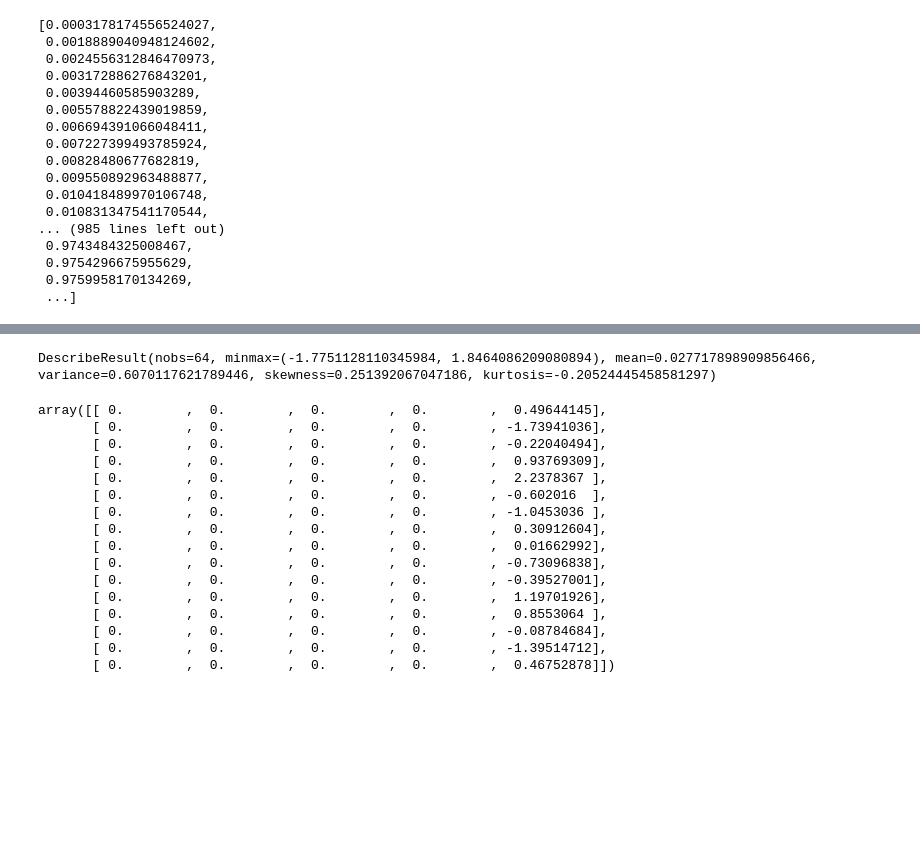
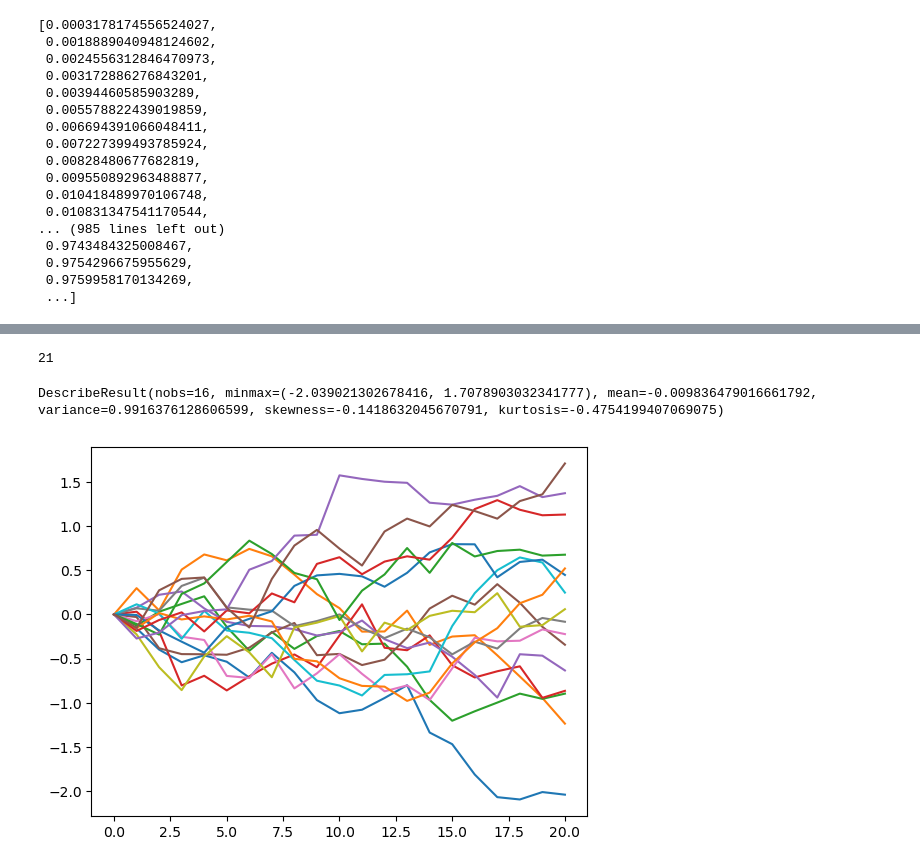
Before and after one commit to fbristotti/cqf, a Jupyter notebook: final/labs.ipynb, the cells around one changed output, grey strips where cells are left out. Cells and saved outputs as stored; diff of their text form; code cells hidden in the pictures; blank space fills up the shorter version.

```diff
--- a/final/labs.ipynb
+++ b/final/labs.ipynb
@@ -195,46 +236,35 @@ DescribeResult(nobs=64, minmax=(-2.3315162097382043, 2.536995569596082), mean=0.
 # %%
-def brownian_bridge(m, n):
+def brownian_bridge(t, m, n):
     total_paths = 2**m
     sampler = qmc.Sobol(d=1, scramble=True)
     W = np.zeros((total_paths,n+1))
     qunif = np.array(sampler.random_base2(m=m))[:, 0]
     qunif = (qunif + range(0,total_paths))/total_paths
-    W[:,-1] = norm.ppf(qunif)
+    W[:,-1] = norm.ppf(qunif)*np.sqrt(t[-1])
     Z = np.random.standard_normal((2**m, n-1))
     for j in range(1, n):
-        lw = ((n-j)/(n-(j-1)))
-        rw = ((j-(j-1))/(n-(j-1)))
-        stdev = ((n-j)*(j-(j-1)))/(n-(j-1))
-        W[:, j] = lw*W[:, j-1] + rw*W[:, n-1] + np.sqrt(stdev)*Z[:, j-1]
+        lw = (t[n]-t[j])/(t[n]-t[j-1])
+        rw = (t[j]-t[j-1])/(t[n]-t[j-1])
+        stdev = ((t[n]-t[j])*(t[j]-t[j-1]))/(t[n]-t[j-1])
+        W[:, j] = lw*W[:, j-1] + rw*W[:, n] + np.sqrt(stdev)*Z[:, j-1]
     return W
 
-Ws = brownian_bridge(6,252)
+m = 4
+n = 20
+T = 1
+dt = T / n
+t = np.arange(0, T+dt, dt)
+print(len(t))
+Ws = brownian_bridge(t, m,n)
 
 for w in Ws:
     plt.plot(w)
 
 scs.describe(np.array(Ws)[:, -1])
 # %% [output]
-DescribeResult(nobs=64, minmax=(-1.7751128110345984, 1.8464086209080894), mean=0.027717898909856466, variance=0.6070117621789446, skewness=0.251392067047186, kurtosis=-0.20524445458581297)
+21
+DescribeResult(nobs=16, minmax=(-2.039021302678416, 1.7078903032341777), mean=-0.009836479016661792, variance=0.9916376128606599, skewness=-0.1418632045670791, kurtosis=-0.4754199407069075)
+[figure, added]
-# %%
-Ws
-# %% [output]
-array([[ 0.        ,  0.        ,  0.        ,  0.        ,  0.49644145],
-       [ 0.        ,  0.        ,  0.        ,  0.        , -1.73941036],
-       [ 0.        ,  0.        ,  0.        ,  0.        , -0.22040494],
-       [ 0.        ,  0.        ,  0.        ,  0.        ,  0.93769309],
-       [ 0.        ,  0.        ,  0.        ,  0.        ,  2.2378367 ],
-       [ 0.        ,  0.        ,  0.        ,  0.        , -0.602016  ],
-       [ 0.        ,  0.        ,  0.        ,  0.        , -1.0453036 ],
-       [ 0.        ,  0.        ,  0.        ,  0.        ,  0.30912604],
-       [ 0.        ,  0.        ,  0.        ,  0.        ,  0.01662992],
-       [ 0.        ,  0.        ,  0.        ,  0.        , -0.73096838],
-       [ 0.        ,  0.        ,  0.        ,  0.        , -0.39527001],
-       [ 0.        ,  0.        ,  0.        ,  0.        ,  1.19701926],
-       [ 0.        ,  0.        ,  0.        ,  0.        ,  0.8553064 ],
-       [ 0.        ,  0.        ,  0.        ,  0.        , -0.08784684],
-       [ 0.        ,  0.        ,  0.        ,  0.        , -1.39514712],
-       [ 0.        ,  0.        ,  0.        ,  0.        ,  0.46752878]])
 # %%
 def brownian_bridge(M, N):
 
```
Also changed, not shown: parts of 3 cells of this notebook.
